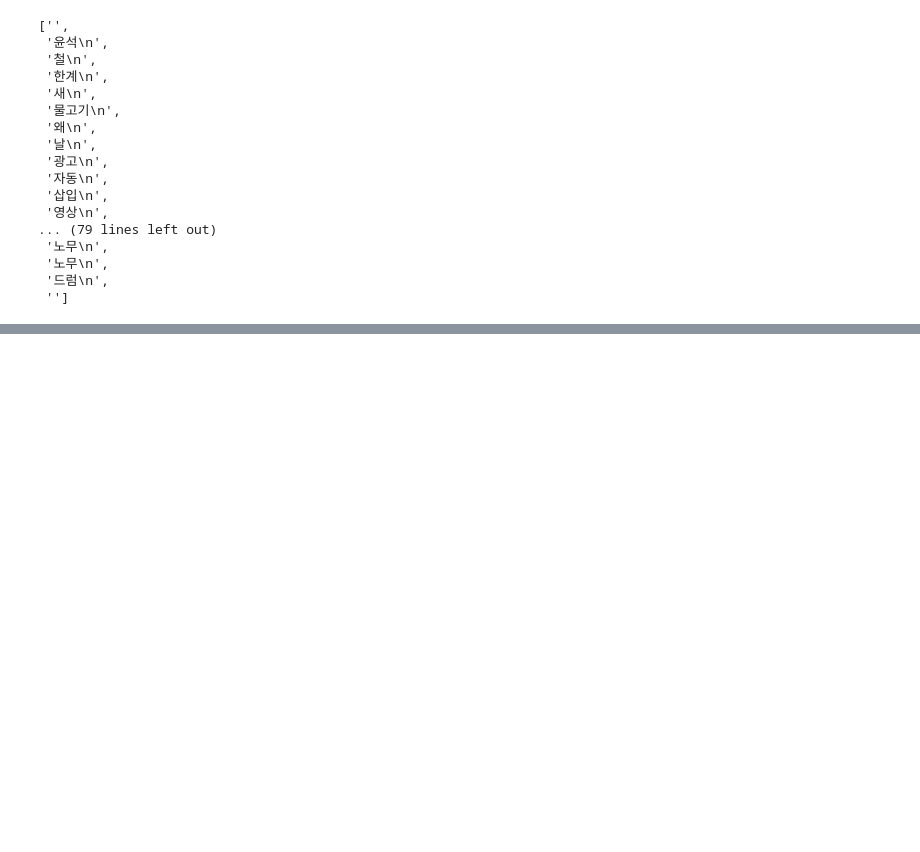
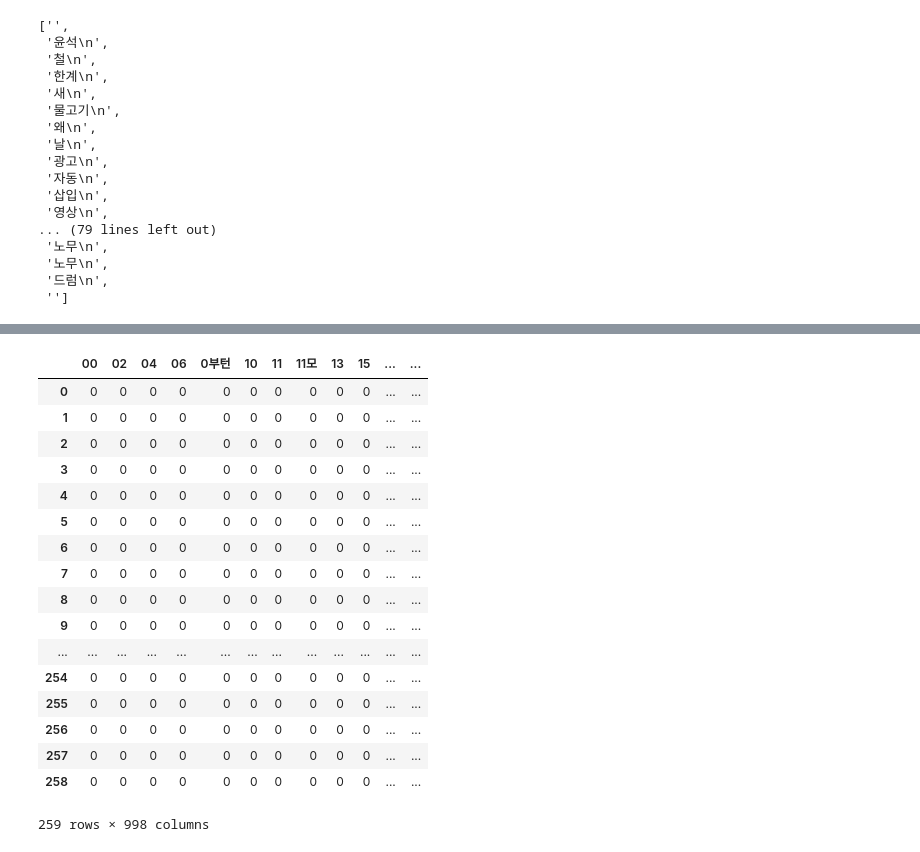
Before and after one commit to answnsgnl123/Selenium_py, a Jupyter notebook: selenium_start.ipynb, the cells around one changed output, grey strips where cells are left out. Saved outputs shown, nothing was run; the diff lists cells and outputs as text; code cells hidden in the pictures; blank space fills up the shorter version.

```diff
--- a/selenium_start.ipynb
+++ b/selenium_start.ipynb
@@ -325,0 +886,2 @@ new_languag
+# %%
+pd.set_option('display.max_rows',500)
@@ -325,0 +892,8 @@ new_languag
+# %%
+num = 0
+reset = []
+for i in range(0,259):
+
+    reset.append(str(num))
+    num += 1
+result_df['num'] = reset
@@ -325,0 +1101,5 @@ new_languag
+# %%
+cvect = CountVectorizer()
+
+dtm = cvect.fit_transform(result_df['comment'])
+dtm
@@ -325,0 +1108,3 @@ new_languag
+# %%
+feature_names = cvect.get_feature_names_out()
+feature_names
@@ -325,0 +1159,21 @@ new_languag
+# %%
+pd.DataFrame(dtm.toarray(), columns=feature_names)
+# %% [output]
+|  | 00 | 02 | 04 | 06 | 0부턴 | 10 | 11 | 11모 | 13 | 15 | ... | ... |
+| 0 | 0 | 0 | 0 | 0 | 0 | 0 | 0 | 0 | 0 | 0 | ... | ... |
+| 1 | 0 | 0 | 0 | 0 | 0 | 0 | 0 | 0 | 0 | 0 | ... | ... |
+| 2 | 0 | 0 | 0 | 0 | 0 | 0 | 0 | 0 | 0 | 0 | ... | ... |
+| 3 | 0 | 0 | 0 | 0 | 0 | 0 | 0 | 0 | 0 | 0 | ... | ... |
+| 4 | 0 | 0 | 0 | 0 | 0 | 0 | 0 | 0 | 0 | 0 | ... | ... |
+| 5 | 0 | 0 | 0 | 0 | 0 | 0 | 0 | 0 | 0 | 0 | ... | ... |
+| 6 | 0 | 0 | 0 | 0 | 0 | 0 | 0 | 0 | 0 | 0 | ... | ... |
+| 7 | 0 | 0 | 0 | 0 | 0 | 0 | 0 | 0 | 0 | 0 | ... | ... |
+| 8 | 0 | 0 | 0 | 0 | 0 | 0 | 0 | 0 | 0 | 0 | ... | ... |
+| 9 | 0 | 0 | 0 | 0 | 0 | 0 | 0 | 0 | 0 | 0 | ... | ... |
+| ... | ... | ... | ... | ... | ... | ... | ... | ... | ... | ... | ... | ... |
+| 254 | 0 | 0 | 0 | 0 | 0 | 0 | 0 | 0 | 0 | 0 | ... | ... |
+| 255 | 0 | 0 | 0 | 0 | 0 | 0 | 0 | 0 | 0 | 0 | ... | ... |
+| 256 | 0 | 0 | 0 | 0 | 0 | 0 | 0 | 0 | 0 | 0 | ... | ... |
+| 257 | 0 | 0 | 0 | 0 | 0 | 0 | 0 | 0 | 0 | 0 | ... | ... |
+| 258 | 0 | 0 | 0 | 0 | 0 | 0 | 0 | 0 | 0 | 0 | ... | ... |
+259 rows × 998 columns
```
Also changed, not shown: parts of 113 cells of this notebook, 3 other files.
